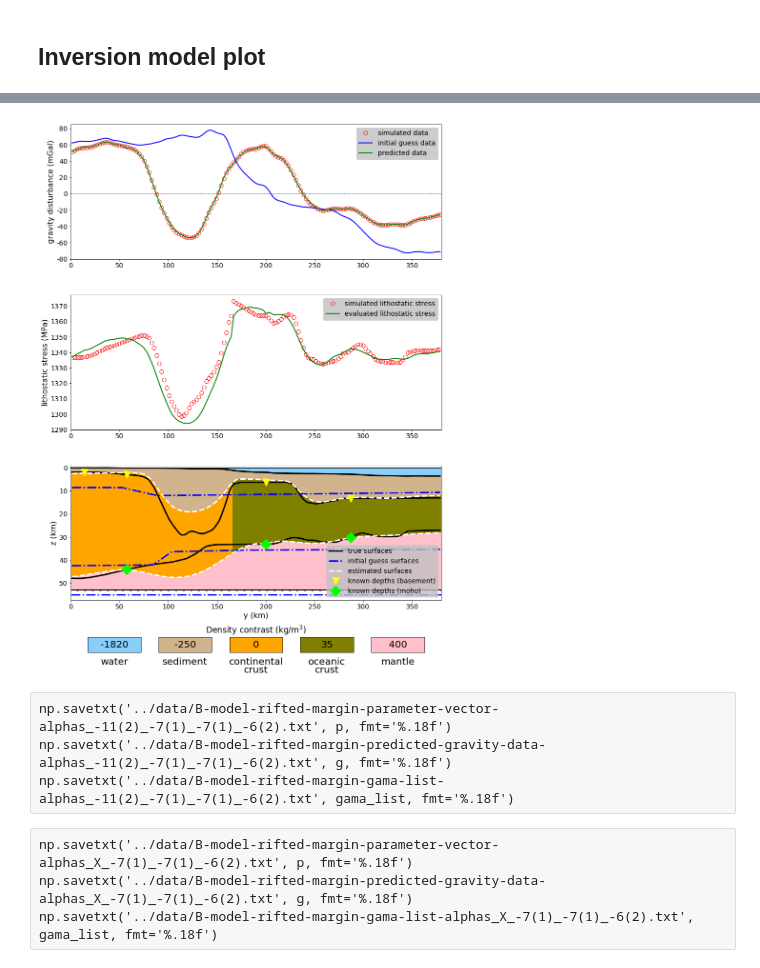
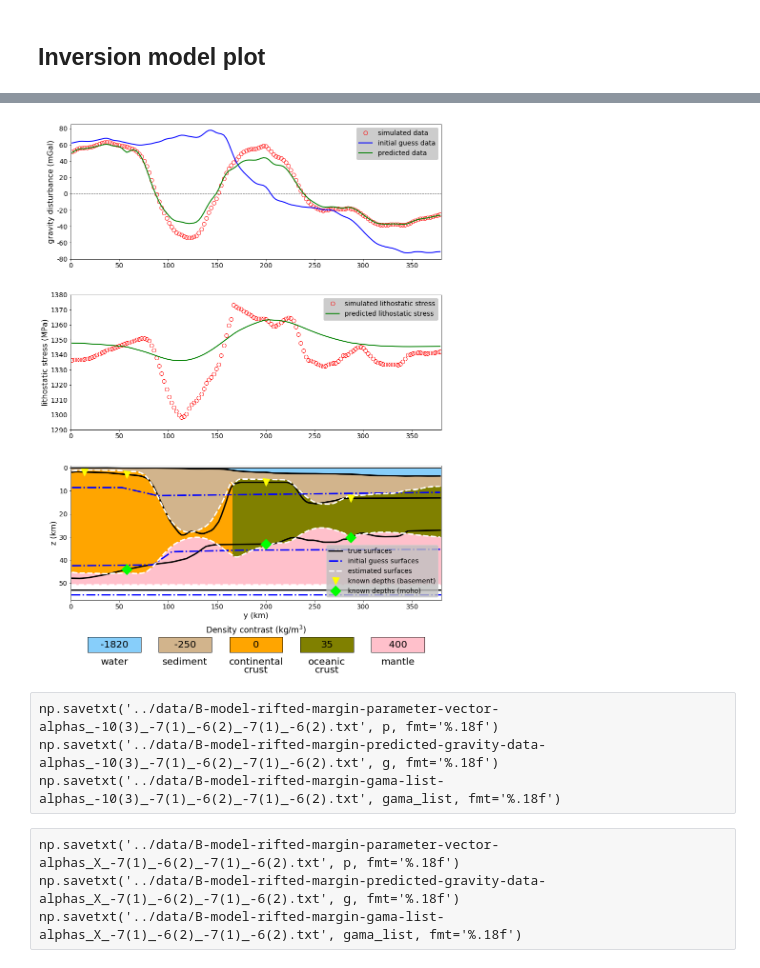
Before and after one commit to pinga-lab/paper-isostatic-grav2D, a Jupyter notebook: code/B-model-rifted-margin-model-(inverse-problem)-(constant-isostatic-constrain).ipynb, the cells around one changed output, grey strips where cells are left out. Drawn from its saved outputs; the diff is of its cells as text; code cells hidden in the pictures.

```diff
--- a/code/B-model-rifted-margin-model-(inverse-problem)-(constant-isostatic-constrain).ipynb
+++ b/code/B-model-rifted-margin-model-(inverse-problem)-(constant-isostatic-constrain).ipynb
@@ -273,8 +279,9 @@ print f_phi, f_psi0, f_psi1, f_psi2, f_psi3
 # %%
 # coeficientes dos vinculos
-alpha0 = 0*(f_phi/f_psi0)*10**(2) # vinculo isostatico
-alpha1 = (f_phi/f_psi1)*10**(1) # vinculo suavidade
-alpha2 = (f_phi/f_psi2)*10**(1) # vinculo de igualdade espessura sedimento
-alpha3 = (f_phi/f_psi3)*10**(2) # vinculo de igualdade espessura (S0 - tm)
-print alpha0, alpha1, alpha2, alpha3
+alpha0 = (f_phi/f_psi0)*10**(3) # vinculo isostatico
+alpha1 = (f_phi/f_psi1)*10**(1) # vinculo suavidade embasamento
+alpha2 = (f_phi/f_psi2)*10**(2) # vinculo suavidade Moho
+alpha3 = (f_phi/f_psi3)*10**(1) # vinculo de igualdade espessura sedimento
+alpha4 = (f_phi/f_psi4)*10**(2) # vinculo de igualdade espessura (S0 - tm)
+print alpha0, alpha1, alpha2, alpha3, alpha4
 # %% [output]
@@ -283,7 +290,7 @@ print alpha0, alpha1, alpha2, alpha3
 p1 = p0.copy()
 g1 = g0.copy()
 
-gama1 = fc.gama_function(alpha0,alpha1,alpha2,alpha3,lamb,S0,tw,gsyn,g1,p1,rs,rm,W0,R0,C,D,R,A,B,ts0,two_layers=True)
+gama1 = fc.gama_function(alpha0,alpha1,alpha2,alpha3,alpha4,lamb,S0,tw,gsyn,g1,p1,rs,rm,W0,R,C,D,Sa,Sb,A,B,ts0,two_layers=True)
 gama_list = [gama1]
 
 k0=0
@@ -298,13 +305,14 @@ for it in range (itmax):
     grad_phi = (-2/n)*G1.T.dot(gsyn - g1)
     Hess_phi = (2/n)*G1.T.dot(G1)
 
-    grad_psi0 = fc.grad_ps0_function(S0,tw,p1,W0,R0,C,D,ts0,two_layers=True)
-    grad_psi1 = fc.grad_psi1_function(p1,R)
-    grad_psi2 = fc.grad_psi2_function(p1,rs,A)
-    grad_psi3 = fc.grad_psi2_function(p1,rm,B)
+    grad_psi0 = fc.grad_psi_iso_function(S0,tw,p1,W0,R,C,D,ts0,two_layers=True)
+    grad_psi1 = fc.grad_psi_tk1_function(p1,Sa)
+    grad_psi2 = fc.grad_psi_tk1_function(p1,Sb)
+    grad_psi3 = fc.grad_psi_eq_function(p1,rs,A)
+    grad_psi4 = fc.grad_psi_eq_function(p1,rm,B)
 
-    grad_gama = grad_phi + lamb*(alpha0*grad_psi0+alpha1*grad_psi1+alpha2*grad_psi2+alpha3*grad_psi3)
-    Hess_gama = Hess_phi+lamb*(alpha0*Hess_psi0+alpha1*Hess_psi1+alpha2*Hess_psi2+alpha3*Hess_psi3)
+    grad_gama = grad_phi + lamb*(alpha0*grad_psi0+alpha1*grad_psi1+alpha2*grad_psi2+alpha3*grad_psi3+alpha4*grad_psi4)
+    Hess_gama = Hess_phi+lamb*(alpha0*Hess_psi0+alpha1*Hess_psi1+alpha2*Hess_psi2+alpha3*Hess_psi3+alpha4*Hess_psi4)
 
     T = fc.T_matrix_function(pjmin, pjmax, p1)
 
@@ -320,7 +328,7 @@ for it in range (itmax):
         prism_m = fc.prism_m_function(xmax,xmin,dy,edge,S0,dcc,dm,p2,yc)
 
         g2 = np.reshape(fc.g_function(np.reshape(x,(n,)),np.reshape(yc,(n,)),np.reshape(z,(n,)),gzw,prism_s,prism_c,prism_m),(n,1))
-        gama2 = fc.gama_function(alpha0,alpha1,alpha2,alpha3,lamb,S0,tw,gsyn,g2,p2,rs,rm,W0,R0,C,D,R,A,B,ts0,two_layers=True)
+        gama2 = fc.gama_function(alpha0,alpha1,alpha2,alpha3,alpha4,lamb,S0,tw,gsyn,g2,p2,rs,rm,W0,R,C,D,Sa,Sb,A,B,ts0,two_layers=True)
 
         #Verificando se a funcao phi esta diminuindo
         dgama = gama2 - gama1
@@ -350,9 +358,8 @@ for it in range (itmax):
     thicknesses = tw + ts0 + p2[0:n] + p2[n:n+n]
     print 'thicknesses=', np.max(thicknesses)
 
-    if np.alltrue(thicknesses <= S0):
-        p = p1.copy()
-        g = g1.copy()
+    p = p1.copy()
+    g = g1.copy()
 
     p1 = p2.copy()
     g1 = g2.copy()
@@ -489,8 +505,9 @@ ax1.set_yticklabels(['%g'% (l) for l in ax1.get_yticks()], fontsize=14)
 ax1.legend(loc='best', fontsize=14, facecolor='silver')
 
 ax2.plot(0.001*yc, sgm_true, 'or', mfc='none', markersize=8, label='simulated lithostatic stress')
-ax2.plot(0.001*yc, sgm, '-g', linewidth=2, label='evaluated lithostatic stress')
+ax2.plot(0.001*yc, sgm, '-g', linewidth=2, label='predicted lithostatic stress')
 ax2.set_xlim(0.001*ymin, 0.001*ymax)
+ax2.set_ylim(1290,1380)
 ax2.set_ylabel('lithostatic stress (MPa)', fontsize=16)
 ax2.set_xticklabels(['%g'% (l) for l in ax2.get_xticks()], fontsize=14)
 ax2.set_yticklabels(['%g'% (l) for l in ax2.get_yticks()], fontsize=14)
@@ -575,7 +592,6 @@ layers_list1 = ['water', 'sediment', 'continental', 'oceanic', 'mantle']
 layers_list2 = ['', '', 'crust', 'crust', '']
 colors_list = ['lightskyblue', 'tan', 'orange', 'olive', 'pink']
 density_list = ['-1820', '-250', '0', '35', '400'] #original
-#density_list = ['1030', '2600', '2850', '2885', '3250']
 ncols = len(colors_list)
 nrows = 1
 h = Y / nrows
@@ -584,41 +600,41 @@ w = X / (ncols + 1)
 i=ncols-1
 for color, density, layers1, layers2 in zip(colors_list, density_list, layers_list1, layers_list2):
     col = i // nrows
     row = i % nrows
     x = X - (col*w) - w
 
     yi_line = Y
     yf_line = Y - Y*0.15
     yi_text1 = Y - Y*0.2
     yi_text2 = Y - Y*0.28
     yi_text3 = Y - Y*0.08
 
     i-=1
     poly = Polygon(np.array([[x, x+w*0.75, x+w*0.75, x], [yi_line, yi_line, yf_line, yf_line]]).T)
     tmpx = [x for x in poly.x]
     tmpx.append(poly.x[0])
     tmpy = [y for y in poly.y]
     tmpy.append(poly.y[0])
     ax4.plot(tmpx, tmpy, linestyle='-', color='k', linewidth=1)
     ax4.fill(tmpx, tmpy, color=color)
     ax4.text(x+w*0.375, yi_text1, layers1, fontsize=(w*0.14), horizontalalignment='center', verticalalignment='top')
     ax4.text(x+w*0.375, yi_text2, layers2, fontsize=(w*0.14), horizontalalignment='center', verticalalignment='top')
     ax4.text(x+w*0.375, yi_text3, density, color = 'k', fontsize=(w*0.14), horizontalalignment='center', verticalalignment='center')
 
 plt.tight_layout()
 
 
-#mpl.savefig('../manuscript/figures/B-model-rifted-margin-grafics-estimated-model-alphas_X_1_1_2.png', dpi='figure', bbox_inches='tight')
-#mpl.savefig('../manuscript/figures/B-model-rifted-margin-grafics-estimated-model-alphas_2_1_1_2_more-known-depths.png', dpi='figure', bbox_inches='tight')
+#mpl.savefig('../manuscript/figures/B-model-rifted-margin-grafics-estimated-model-alphas_3_1_2_1_2.png', dpi='figure', bbox_inches='tight')
+#mpl.savefig('../manuscript/figures/B-model-rifted-margin-grafics-estimated-model-alphas_3_1_2_1_2_more-known-depths.png', dpi='figure', bbox_inches='tight')
 
 plt.show()
 # %% [output]
-[figure, old version]
+[figure, new version]
 # %% [raw]
-np.savetxt('../data/B-model-rifted-margin-parameter-vector-alphas_-11(2)_-7(1)_-7(1)_-6(2).txt', p, fmt='%.18f')
-np.savetxt('../data/B-model-rifted-margin-predicted-gravity-data-alphas_-11(2)_-7(1)_-7(1)_-6(2).txt', g, fmt='%.18f')
-np.savetxt('../data/B-model-rifted-margin-gama-list-alphas_-11(2)_-7(1)_-7(1)_-6(2).txt', gama_list, fmt='%.18f')
+np.savetxt('../data/B-model-rifted-margin-parameter-vector-alphas_-10(3)_-7(1)_-6(2)_-7(1)_-6(2).txt', p, fmt='%.18f')
+np.savetxt('../data/B-model-rifted-margin-predicted-gravity-data-alphas_-10(3)_-7(1)_-6(2)_-7(1)_-6(2).txt', g, fmt='%.18f')
+np.savetxt('../data/B-model-rifted-margin-gama-list-alphas_-10(3)_-7(1)_-6(2)_-7(1)_-6(2).txt', gama_list, fmt='%.18f')
 # %% [raw]
-np.savetxt('../data/B-model-rifted-margin-parameter-vector-alphas_X_-7(1)_-7(1)_-6(2).txt', p, fmt='%.18f')
-np.savetxt('../data/B-model-rifted-margin-predicted-gravity-data-alphas_X_-7(1)_-7(1)_-6(2).txt', g, fmt='%.18f')
-np.savetxt('../data/B-model-rifted-margin-gama-list-alphas_X_-7(1)_-7(1)_-6(2).txt', gama_list, fmt='%.18f')
+np.savetxt('../data/B-model-rifted-margin-parameter-vector-alphas_X_-7(1)_-6(2)_-7(1)_-6(2).txt', p, fmt='%.18f')
+np.savetxt('../data/B-model-rifted-margin-predicted-gravity-data-alphas_X_-7(1)_-6(2)_-7(1)_-6(2).txt', g, fmt='%.18f')
+np.savetxt('../data/B-model-rifted-margin-gama-list-alphas_X_-7(1)_-6(2)_-7(1)_-6(2).txt', gama_list, fmt='%.18f')
```
Also changed, not shown: parts of 10 cells of this notebook, 18 other files.
